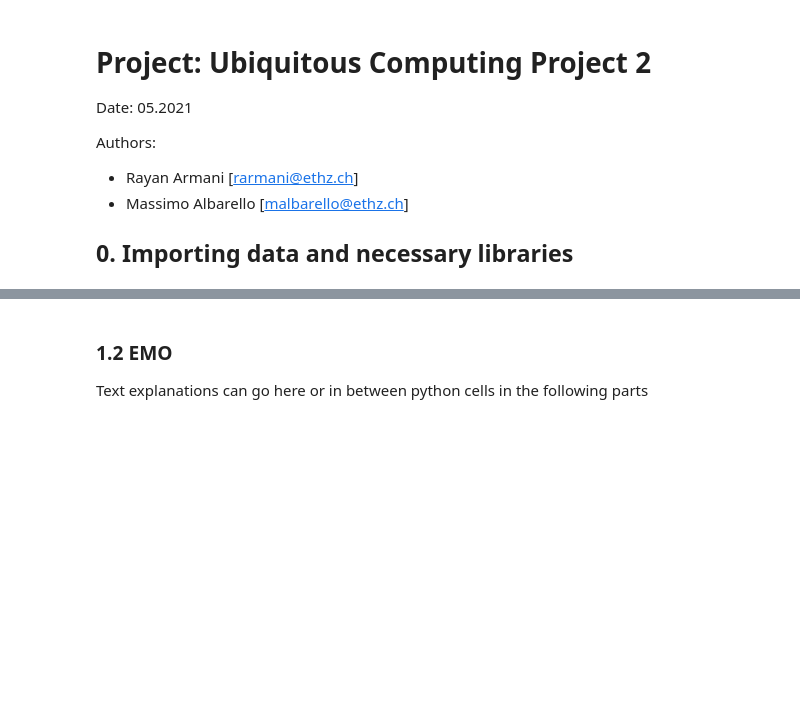
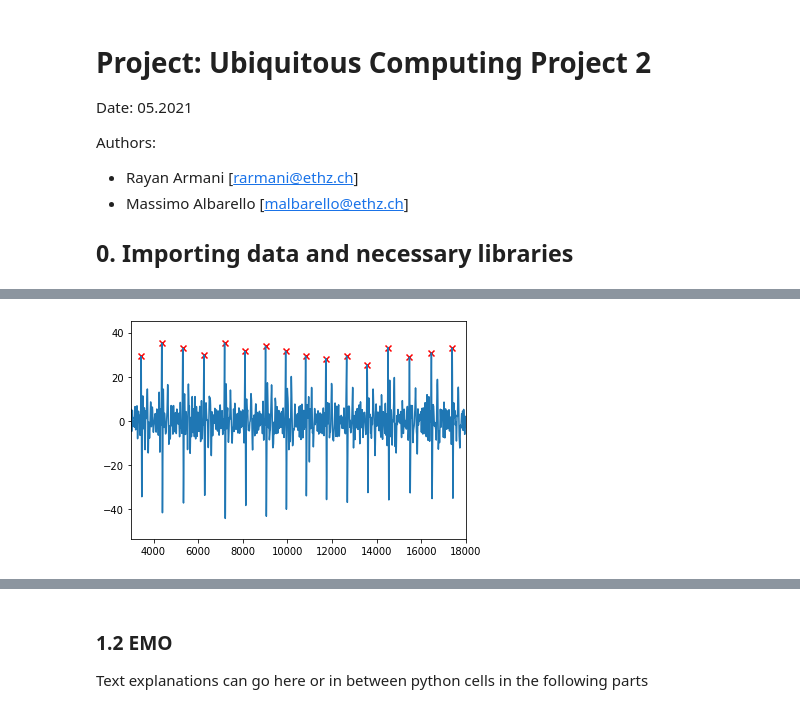
Before and after one commit to massimoalbarello/ubi-comp, a Jupyter notebook: project_2/project_2.ipynb, the cells around one changed output, grey strips where cells are left out. Cells and saved outputs as stored; diff of their text form; code cells hidden in the pictures; blank space fills up the shorter version.

Commit message:
WIP artifact detection algorithm

```diff
--- a/project_2/project_2.ipynb
+++ b/project_2/project_2.ipynb
@@ -25,0 +128,96 @@ Text explanations can go here or in between python cells in the following parts
+# %%
+# Utility functions for artifact detection algorithm
+def get_RRI(ecg_signal, fs):
+    '''
+    Return the RR peak interval for a signal, in ms. Uses scipy's find peaks algorithm.
+    '''
+    peaks, _ = signal.find_peaks(ecg_signal, height= 25 , threshold= None, distance=200, prominence= None)
+    RRI = np.diff(peaks)
+    RRI_ms = RRI*1000/fs
+    return RRI_ms, peaks
+
+def get_CBD(RRI):
+    '''
+    Return the Criterion Beat Differece for the RR intervals of an ECG signal
+    '''
+    Q1 = np.percentile(RRI, 0.25)
+    Q2 = np.percentile(RRI, 0.5)
+    Q3 = np.percentile(RRI, 0.75)
+
+    QD = (Q3-Q1)/2.0 # Quartile Deviation
+    MAD = (Q2-2.9*QD)/3.0
+    MED = 3.32*QD
+
+    CBD =(MAD+MED)/2.0
+    return CBD
+
+def detect_artifacts(ecg_signal, fs):
+    '''
+    Detects artifacts in ECG signal. Input needs to be filtered ecg
+    '''
+    has_artifacts = False
+    RRI, peaks = get_RRI(ecg_signal, fs)
+    CBD = get_CBD(RRI)
+
+    last_valid_RRI = 0
+    valid_RRI_indices = np.ones((1,len(RRI))).reshape(-1,1)
+    for i in range(1,len(RRI)-1):
+        if RRI[i-1] >= 300 and RRI[i-1]<=2000:
+            if abs(RRI[i]-RRI[i-1])<=CBD:
+                valid_RRI_indices[i]=1
+            else:
+                valid_RRI_indices[i]=0
+        else:
+            if abs(RRI[i]-last_valid_RRI)<=CBD:
+                valid_RRI_indices[i]=1
+            else:
+                if abs(RRI[i]-RRI[i-1])<=CBD and abs(RRI[i]-RRI[i+1])<=CBD:
+                    valid_RRI_indices[i]=1
+                else:
+                    valid_RRI_indices[i]=0
+
+    # Count artifacts
+    n_artifacts = len(RRI)-np.sum(valid_RRI_indices)
+    if n_artifacts > 0:
+        has_artifacts = True
+    return has_artifacts, n_artifacts, valid_RRI_indices, peaks
+
+raw_ECG = np.array(particiapnt_01_data["recordings"][2]["ECG"])
+lead1_ecg = np.array(raw_ECG[:,1]-raw_ECG[:,2])
+t = np.array(raw_ECG[:,0]) - raw_ECG[0,0] #[ms]
+filtered_ecg = butter_bandpass_filter(lead1_ecg,lowcut, highcut, fs, order)
+a, n_a, idx , peaks= detect_artifacts(filtered_ecg, fs)
+plt.plot(t,filtered_ecg)
+plt.scatter(peaks*1000/fs, filtered_ecg[peaks], marker = 'x', color = 'r')
+plt.xlim(300*10, 300*60)
+plt.show()
+
+# # load ECG data
+# total_data = 0
+# for i in range(45):
+#     if i<10:
+#         pn = "0"+str(i+1)
+#     else:
+#         pn= str(i+1)
+#     with open("ex2_recordings/participant_%s.pkl" %pn, "rb") as f:
+#         participant_data = pickle.load(f)
+
+#         # Extract sampling frequency of ECG
+#         fs = participant_data["FS_ECG"]
+
+#         # Clips
+#         clip_ids=participant_data["recordings"].keys()
+#         # Extract ECG for each clip
+#         for clip in clip_ids:
+#             raw_ECG= np.array(participant_data["recordings"][clip]["ECG"])
+#             # Get lead1 ECG signal
+#             lead1_ecg= np.array(raw_ECG[:,1]-raw_ECG[:,2])
+
+#             # Filter ECG signal
+#             filtered_lead1_ecg = butter_bandpass_filter(lead1_ecg,lowcut, highcut, fs, order)
+
+#             # Check for artifacts
+#             if detect_artifacts(filtered_lead1_ecg, fs):
+#                 print("Patient {:s} Clip {:d} has artifacts".format(pn, clip))
+# %% [output]
+[figure, added]
```
Also changed, not shown: parts of 10 cells of this notebook, 1 other file.
